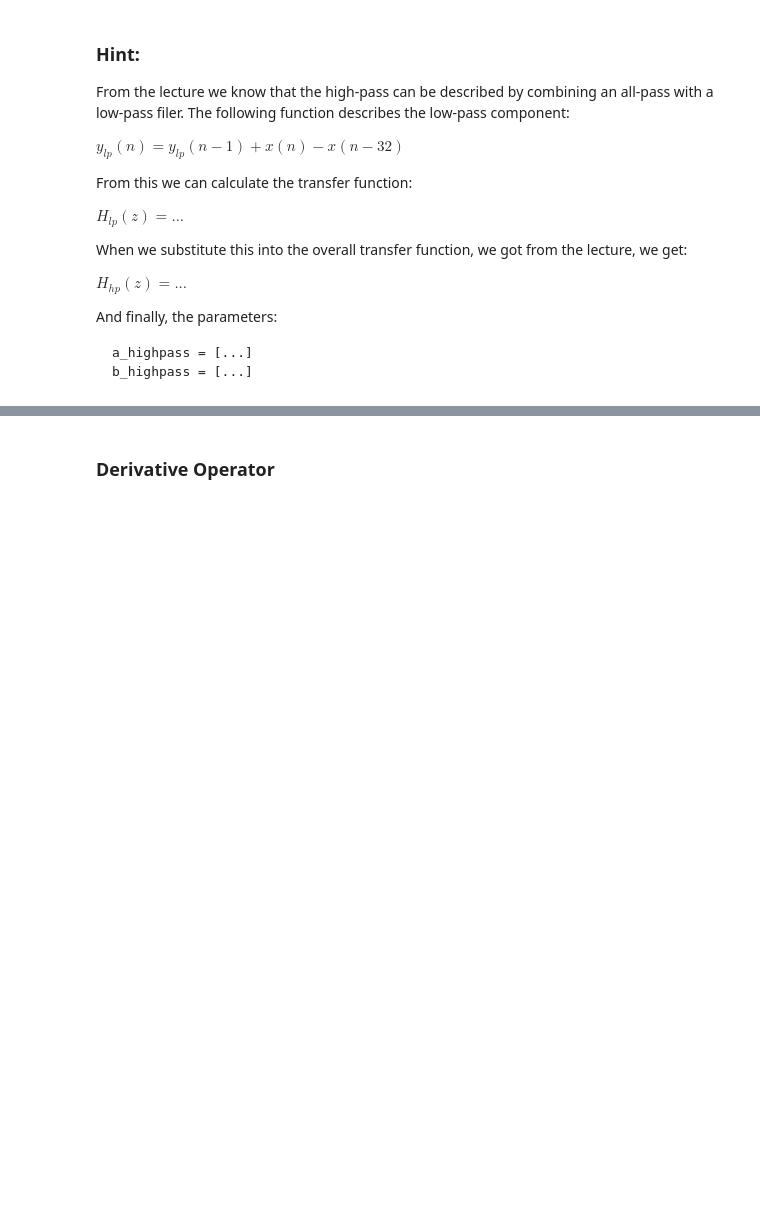
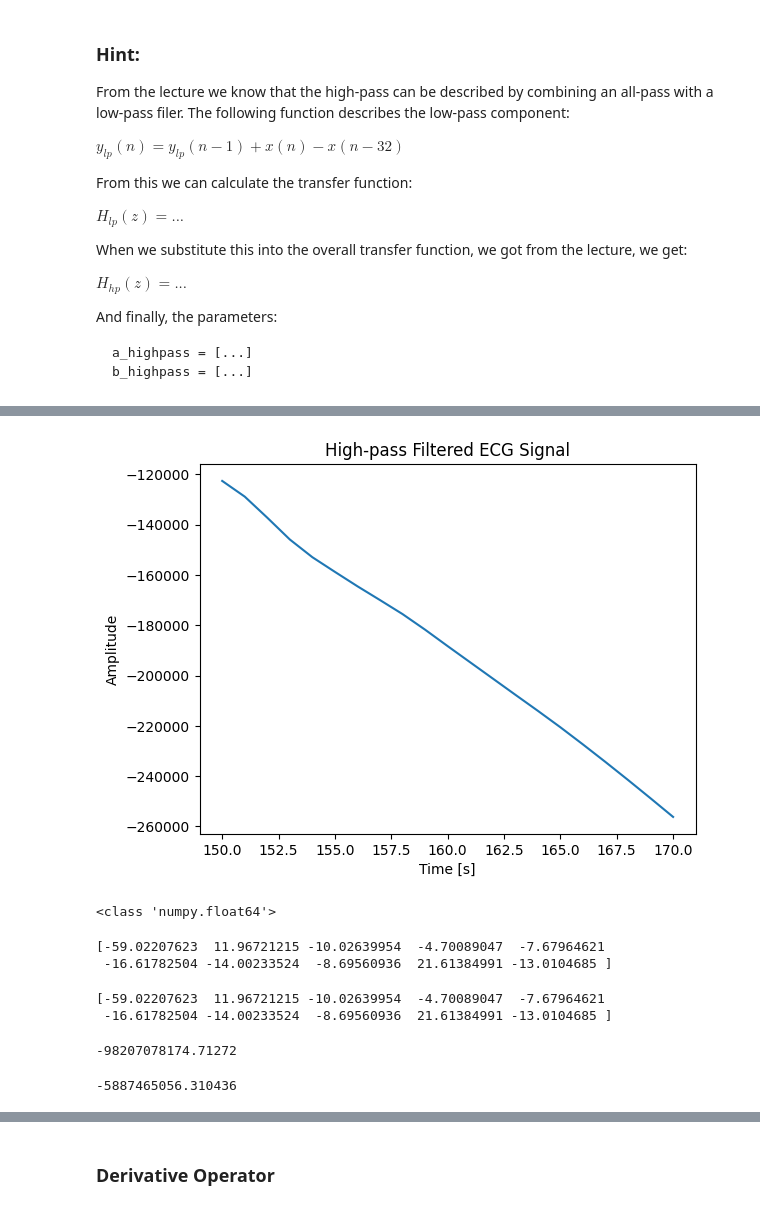
Before and after one commit to pashaeimehran/autonomous-mobile-robot, a Jupyter notebook: exercise-09.ipynb, the cells around one changed output, grey strips where cells are left out. Drawn from its saved outputs; the diff is of its cells as text; code cells hidden in the pictures; blank space fills up the shorter version.

```diff
--- a/exercise-09.ipynb
+++ b/exercise-09.ipynb
@@ -482,8 +491,43 @@ AssertionError: The last coefficient of b of the highpass filter is wrong.
 # %%
 # Apply the filter to the already lowpassed filter data and plot the result, PLOTS ARE NOT GRADED!!
 # Store the filtered signal in variable 'data_hp'
 # YOUR CODE HERE
-raise NotImplementedError()
+# Apply the high-pass filter to the already low-pass filtered data
+data_hp = lfilter(b_highpass, a_highpass, data_lp)
+
+# Plot the filtered signal (PLOTS ARE NOT GRADED!!)
+data_hp_part = pd.Series(data_hp, index=ecg.index).loc[150:170]
+
+plt.figure()
+data_hp_part.plot()
+plt.title('High-pass Filtered ECG Signal')
+plt.xlabel('Time [s]')
+plt.ylabel('Amplitude')
+plt.show()
+# %% [output]
+[figure, added]
+# %%
+print(type(data_hp[0]))
+# %% [output]
+<class 'numpy.float64'>
+# %%
+print(data_hp[:10])  # Print first 10 samples
+# %% [output]
+[-59.02207623  11.96721215 -10.02639954  -4.70089047  -7.67964621
+ -16.61782504 -14.00233524  -8.69560936  21.61384991 -13.0104685 ]
+# %%
+print(data_hp[:10])  # Print first 10 samples
+# %% [output]
+[-59.02207623  11.96721215 -10.02639954  -4.70089047  -7.67964621
+ -16.61782504 -14.00233524  -8.69560936  21.61384991 -13.0104685 ]
+# %%
+print(sum(data_hp[0:2000]))
+# %% [output]
+-98207078174.71272
+# %%
+print(sum(data_lp[0:2000]))
+# %% [output]
+-5887465056.310436
 # %%
 ##~DO NOT MODIFY THE LINES OF CODE IN THIS BLOCK
 
```
Also changed, not shown: parts of 5 cells of this notebook.
